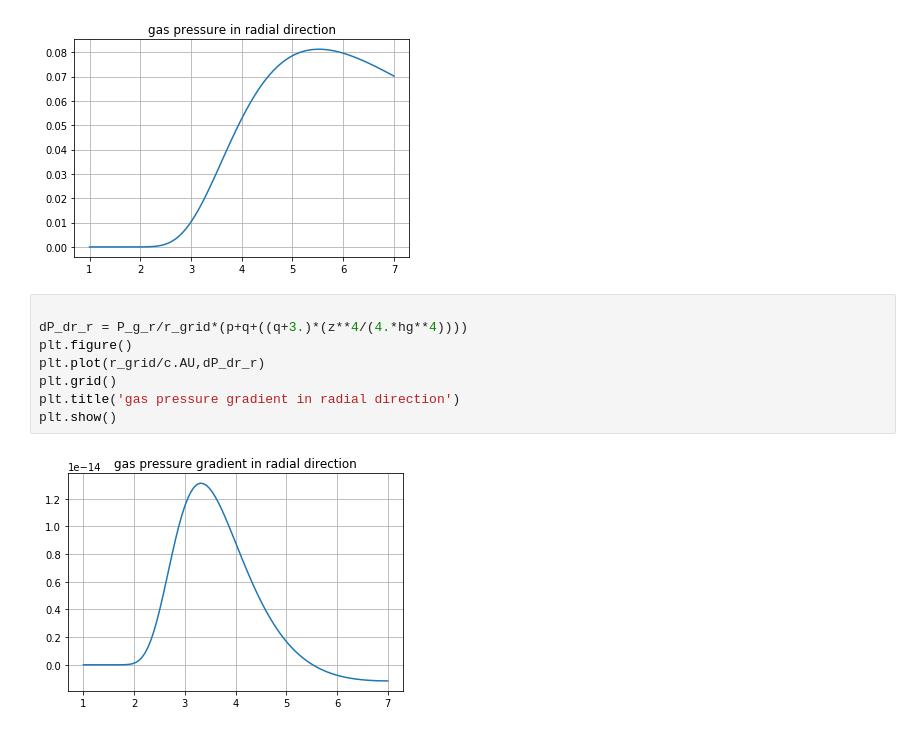
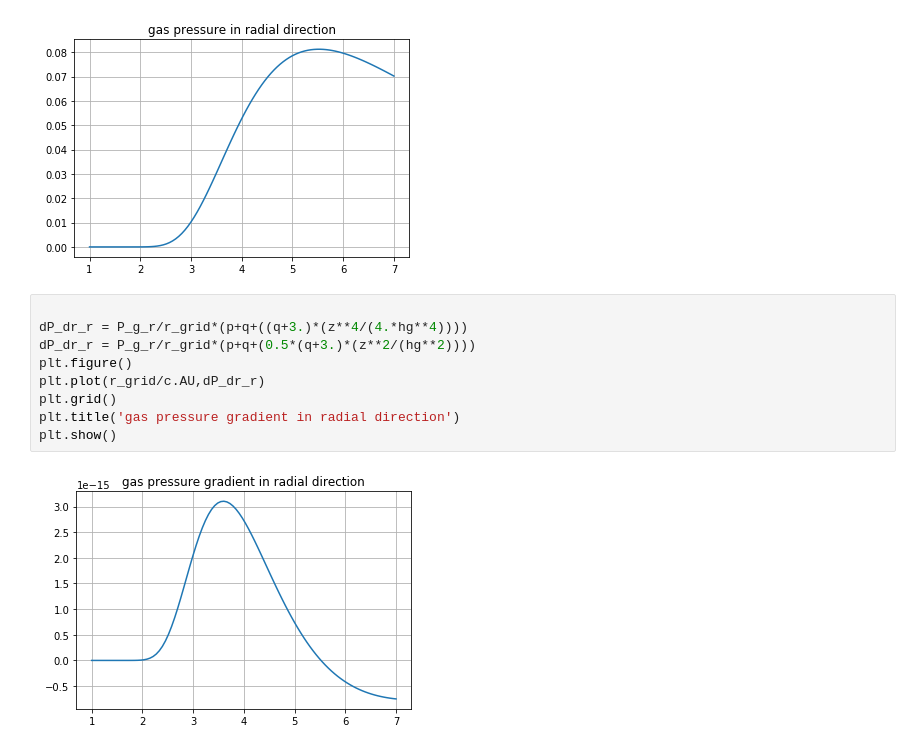
Before and after one commit to binkertf/2dvertical_tracking, a Jupyter notebook: eta_parameter.ipynb, the cells around one changed output. Drawn from its saved outputs; the diff is of its cells as text.

```diff
--- a/eta_parameter.ipynb
+++ b/eta_parameter.ipynb
@@ -99,10 +100,11 @@ plt.show()
 # %%
 
 dP_dr_r = P_g_r/r_grid*(p+q+((q+3.)*(z**4/(4.*hg**4))))
+dP_dr_r = P_g_r/r_grid*(p+q+(0.5*(q+3.)*(z**2/(hg**2))))
 plt.figure()
 plt.plot(r_grid/c.AU,dP_dr_r)
 plt.grid()
 plt.title('gas pressure gradient in radial direction')
 plt.show()
 # %% [output]
-[figure, old version]
+[figure, new version]
```
Also changed, not shown: parts of 3 cells of this notebook, 13 other files.
